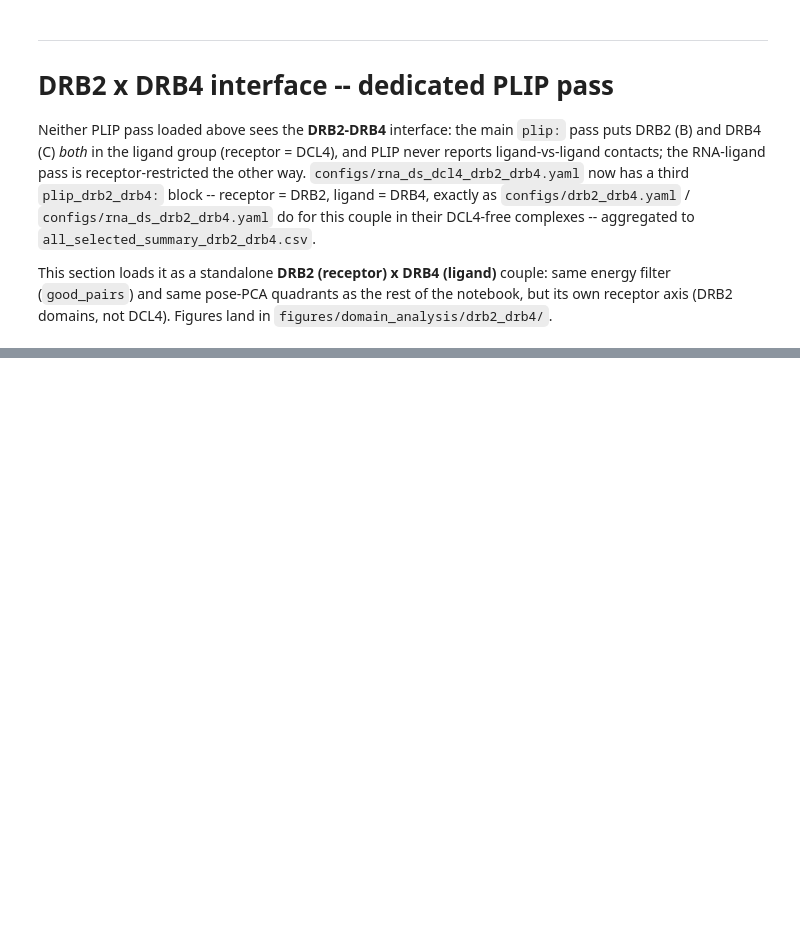
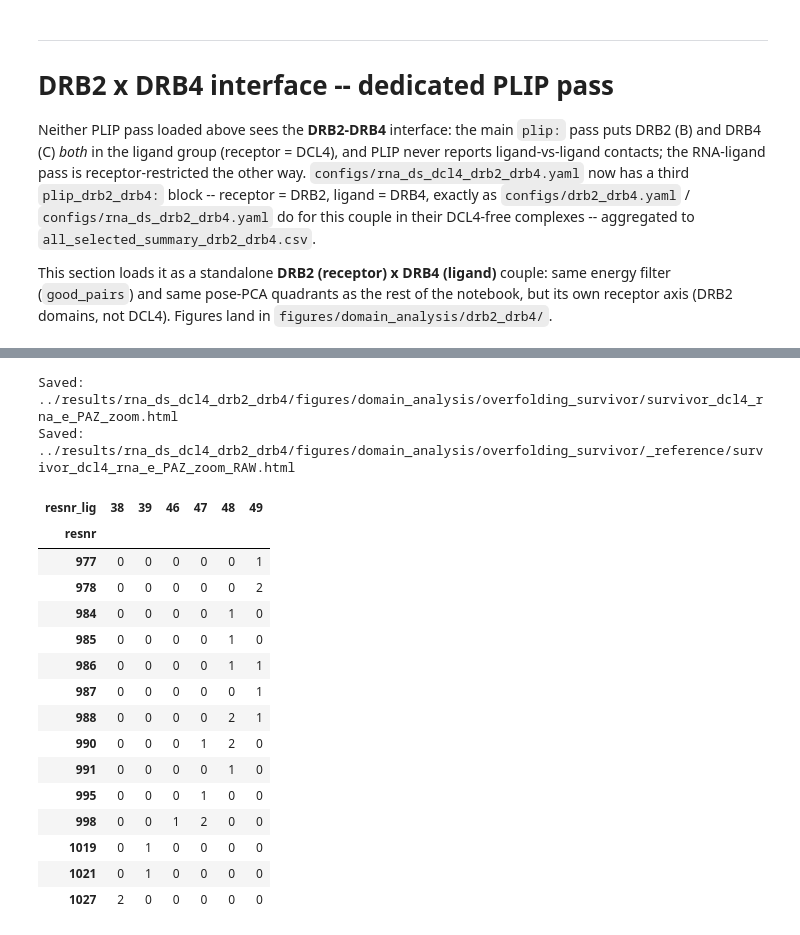
Before and after one commit to EtienneReboul/ABCfold_ifb_drbs_dcl4_ds_rna_complexes, a Jupyter notebook: notebooks/rna_ds_dcl4_drb2_drb4_domain_analysis.ipynb, the cells around one changed output, grey strips where cells are left out. Saved outputs shown, nothing was run; the diff lists cells and outputs as text; code cells hidden in the pictures; blank space fills up the shorter version.

```diff
--- a/notebooks/rna_ds_dcl4_drb2_drb4_domain_analysis.ipynb
+++ b/notebooks/rna_ds_dcl4_drb2_drb4_domain_analysis.ipynb
@@ -1031,0 +1233,15 @@ else:
+# %%
+# --- Domain level: one heatmap per DCL4 couple for the survivor -----------
+# n=1 model, so heatmap values are raw contact counts. -> overfolding_survivor/
+def _slug(ch):
+    return LIGAND_CHAIN_NAMES[ch].lower().replace("(", "_").replace(")", "")
+
+dom_surv = {}
+for ch in COUPLES:
+    dom_surv[ch] = couple_heatmap(
+        df_surv_nc, ch, 1,
+        f"{SURV_FNAME}  --  DCL4 x {LIGAND_CHAIN_NAMES[ch]} domain contacts "
+        f"(cluster {SURV_CLUSTER}, raw counts, clash-filtered)",
+        f"survivor_dcl4_{_slug(ch)}_domain.html",
+        subdir=SURV_SUBDIR,
+    )
@@ -1031,0 +1384,31 @@ else:
+# %%
+# --- Zoom on the excised clash: DCL4 PAZ + connector (932-1082) x RNA(E) ---
+# clash-filtered vs. raw. The removed block is DCL4 977-991 x RNA(E) nt 47-49.
+residue_contact_heatmap(
+    df_surv_nc, "E", 1, min_total_contacts=1, dcl4_range=(932, 1082), value_label="contacts",
+    title=f"{SURV_FNAME}  --  DCL4 PAZ/connector x RNA(E), clash-filtered",
+    filename="survivor_dcl4_rna_e_PAZ_zoom.html", subdir=SURV_SUBDIR)
+
+residue_contact_heatmap(
+    df_surv, "E", 1, min_total_contacts=1, dcl4_range=(932, 1082), value_label="contacts",
+    title=f"{SURV_FNAME}  --  DCL4 PAZ/connector x RNA(E), RAW (clash block visible)",
+    filename="survivor_dcl4_rna_e_PAZ_zoom_RAW.html", subdir=SURV_SUBDIR + "/_reference")
+# %% [output]
+Saved: ../results/rna_ds_dcl4_drb2_drb4/figures/domain_analysis/overfolding_survivor/survivor_dcl4_rna_e_PAZ_zoom.html
+Saved: ../results/rna_ds_dcl4_drb2_drb4/figures/domain_analysis/overfolding_survivor/_reference/survivor_dcl4_rna_e_PAZ_zoom_RAW.html
+| resnr_lig | 38 | 39 | 46 | 47 | 48 | 49 |
+| resnr |  |  |  |  |  |  |
+| 977 | 0 | 0 | 0 | 0 | 0 | 1 |
+| 978 | 0 | 0 | 0 | 0 | 0 | 2 |
+| 984 | 0 | 0 | 0 | 0 | 1 | 0 |
+| 985 | 0 | 0 | 0 | 0 | 1 | 0 |
+| 986 | 0 | 0 | 0 | 0 | 1 | 1 |
+| 987 | 0 | 0 | 0 | 0 | 0 | 1 |
+| 988 | 0 | 0 | 0 | 0 | 2 | 1 |
+| 990 | 0 | 0 | 0 | 1 | 2 | 0 |
+| 991 | 0 | 0 | 0 | 0 | 1 | 0 |
+| 995 | 0 | 0 | 0 | 1 | 0 | 0 |
+| 998 | 0 | 0 | 1 | 2 | 0 | 0 |
+| 1019 | 0 | 1 | 0 | 0 | 0 | 0 |
+| 1021 | 0 | 1 | 0 | 0 | 0 | 0 |
+| 1027 | 2 | 0 | 0 | 0 | 0 | 0 |
```
Also changed, not shown: parts of 23 cells of this notebook, 3 other files.
